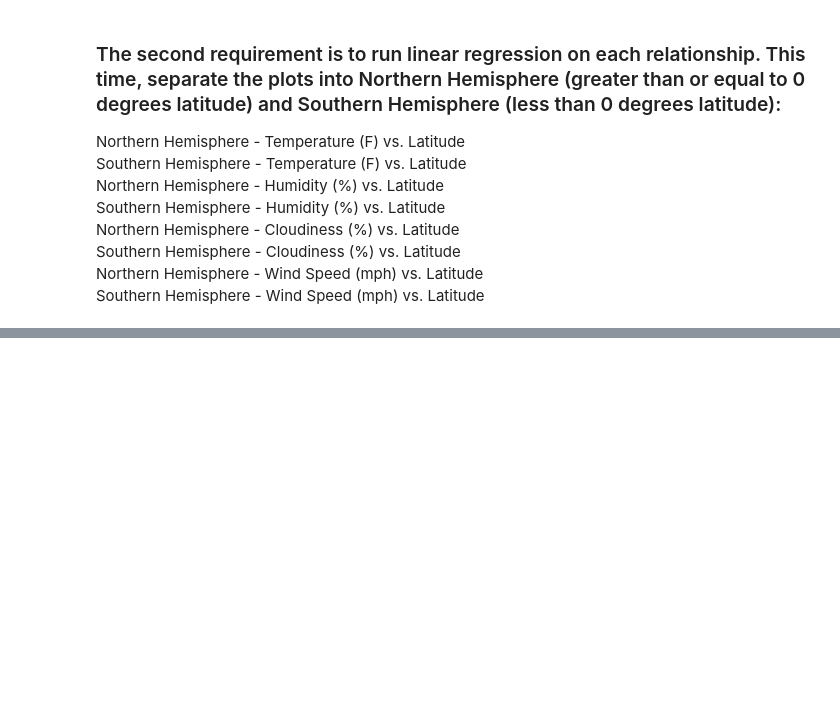
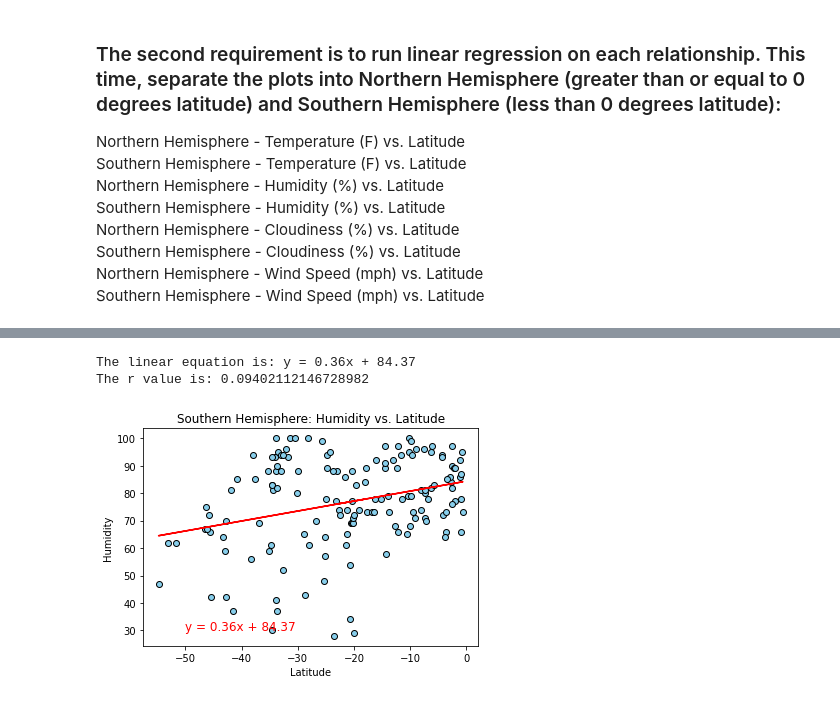
Before and after one commit to jagnoor/python-api-challenge, a Jupyter notebook: WeatherPy/WeatherPy.ipynb, the cells around one changed output, grey strips where cells are left out. Saved outputs shown, nothing was run; the diff lists cells and outputs as text; code cells hidden in the pictures; blank space fills up the shorter version.

```diff
--- a/WeatherPy/WeatherPy.ipynb
+++ b/WeatherPy/WeatherPy.ipynb
@@ -245,18 +289,22 @@ plt.savefig("Figures/north_humidity_latitude_lr.png")
 # %%
-x_values = southern_hemisphere["Latitude"]
+x_values = southern_hemisphere["Lat"]
 y_values = southern_hemisphere["Humidity"]
 
 (slope, intercept, rvalue, pvalue, stderr) = linregress(x_values, y_values)
 regress_values = x_values * slope + intercept
 line_eq = "y = " + str(round(slope, 2)) + "x + " + str(round(intercept, 2))
 
 plt.scatter(x_values, y_values, edgecolor="black", facecolor="skyblue")
 plt.plot(x_values, regress_values, 'r-')
 plt.title("Southern Hemisphere: Humidity vs. Latitude")
 plt.xlabel("Latitude")
 plt.ylabel("Humidity")
 plt.annotate(line_eq, (-50,30), fontsize=12, color="red")
 print(f"The linear equation is: {line_eq}")
 print(f"The r value is: {rvalue**2}")
-plt.savefig("Figures/south_humidity_latitude_lr.png")
+plt.savefig("../Images/south_humidity_latitude_lr.png")
+# %% [output]
+The linear equation is: y = 0.36x + 84.37
+The r value is: 0.09402112146728982
+[figure, added]
 # %%
```
Also changed, not shown: parts of 17 cells of this notebook, 14 other files.
